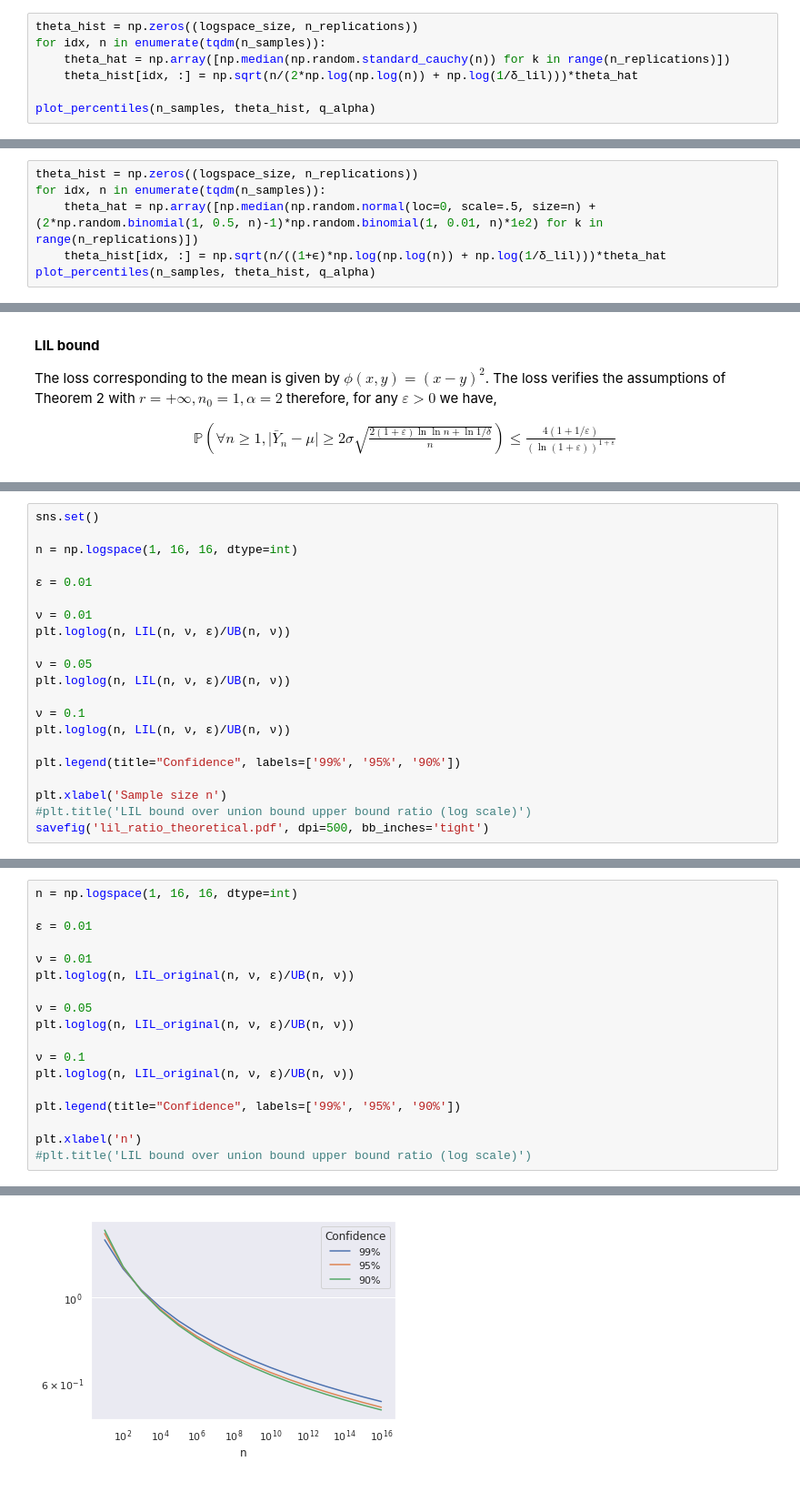
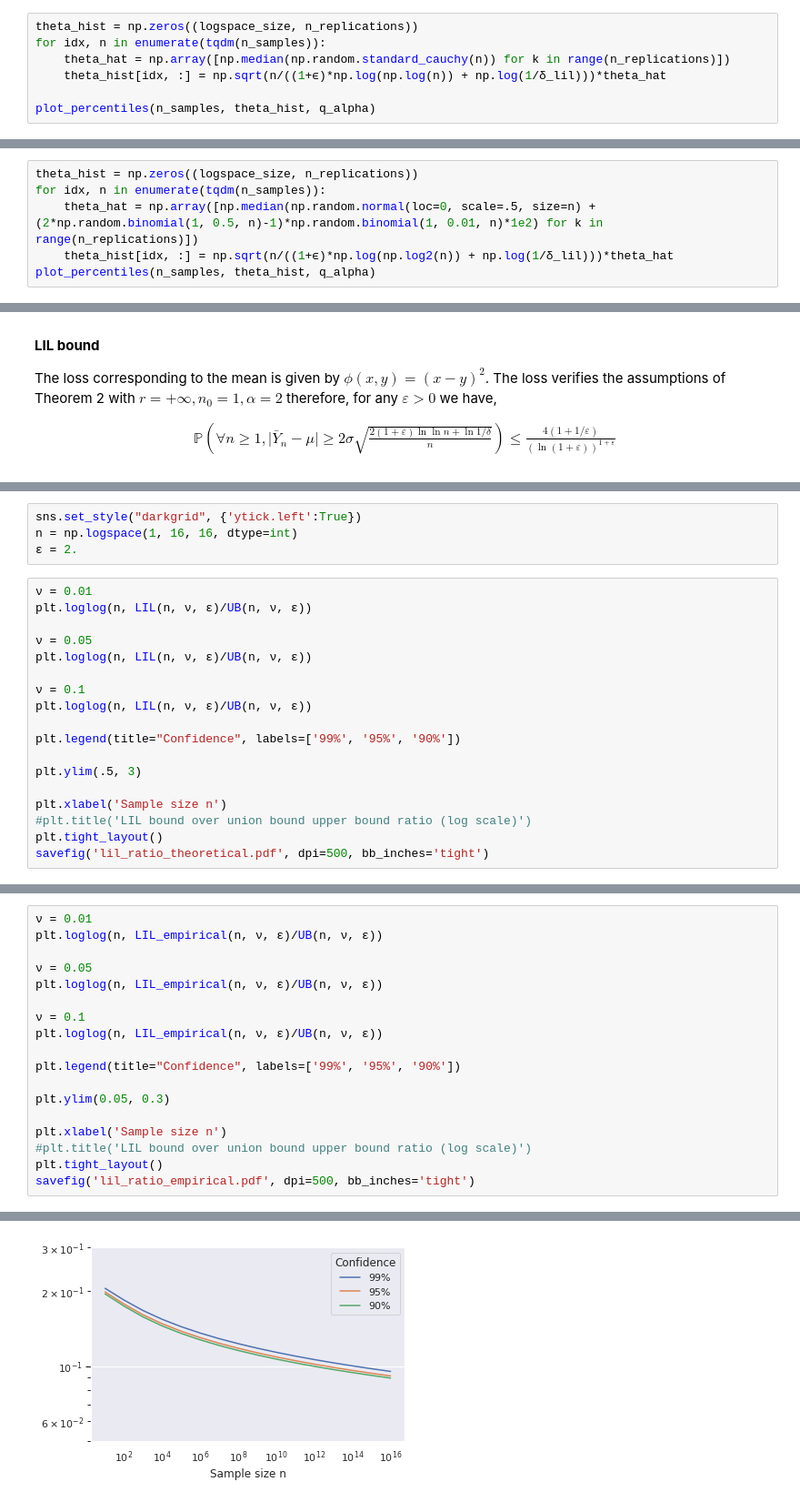
Before and after one commit to NicolasSchreuder/Robust_lilUCB, a Jupyter notebook: NumExp.ipynb, the cells around one changed output, grey strips where cells are left out. Shown at 91% size. Saved outputs shown, nothing was run; the diff lists cells and outputs as text.

```diff
--- a/NumExp.ipynb
+++ b/NumExp.ipynb
@@ -111,7 +118,7 @@ plot_percentiles(n_samples, theta_hist, q_alpha)
 theta_hist = np.zeros((logspace_size, n_replications))
 for idx, n in enumerate(tqdm(n_samples)):
     theta_hat = np.array([np.median(np.random.standard_cauchy(n)) for k in range(n_replications)])
-    theta_hist[idx, :] = np.sqrt(n/(2*np.log(np.log(n)) + np.log(1/δ_lil)))*theta_hat
+    theta_hist[idx, :] = np.sqrt(n/((1+ϵ)*np.log(np.log(n)) + np.log(1/δ_lil)))*theta_hat
 
 plot_percentiles(n_samples, theta_hist, q_alpha)
 # %% [output]
@@ -122,6 +129,6 @@ plot_percentiles(n_samples, theta_hist, q_alpha)
 theta_hist = np.zeros((logspace_size, n_replications))
 for idx, n in enumerate(tqdm(n_samples)):
     theta_hat = np.array([np.median(np.random.normal(loc=0, scale=.5, size=n) + (2*np.random.binomial(1, 0.5, n)-1)*np.random.binomial(1, 0.01, n)*1e2) for k in range(n_replications)])
-    theta_hist[idx, :] = np.sqrt(n/((1+ϵ)*np.log(np.log(n)) + np.log(1/δ_lil)))*theta_hat
+    theta_hist[idx, :] = np.sqrt(n/((1+ϵ)*np.log(np.log2(n)) + np.log(1/δ_lil)))*theta_hat
 plot_percentiles(n_samples, theta_hist, q_alpha)
 # %% [output]
@@ -540,22 +543,23 @@ def LIL_original(n, ν, ɛ=.01, σ=.5):
+# %%
+sns.set_style("darkgrid", {'ytick.left':True})
+n = np.logspace(1, 16, 16, dtype=int)
+ɛ = 2.
 # %%
-sns.set()
-
-n = np.logspace(1, 16, 16, dtype=int)
-
-ɛ = 0.01
-
 ν = 0.01
-plt.loglog(n, LIL(n, ν, ɛ)/UB(n, ν))
+plt.loglog(n, LIL(n, ν, ɛ)/UB(n, ν, ɛ))
 
 ν = 0.05
-plt.loglog(n, LIL(n, ν, ɛ)/UB(n, ν))
+plt.loglog(n, LIL(n, ν, ɛ)/UB(n, ν, ɛ))
 
 ν = 0.1
-plt.loglog(n, LIL(n, ν, ɛ)/UB(n, ν))
+plt.loglog(n, LIL(n, ν, ɛ)/UB(n, ν, ɛ))
 
 plt.legend(title="Confidence", labels=['99%', '95%', '90%'])
 
+plt.ylim(.5, 3)
+
 plt.xlabel('Sample size n')
 #plt.title('LIL bound over union bound upper bound ratio (log scale)')
+plt.tight_layout()
 savefig('lil_ratio_theoretical.pdf', dpi=500, bb_inches='tight')
 # %% [output]
@@ -569,19 +573,19 @@ Union bound confidence : 0.06079271018540268
 # %%
-n = np.logspace(1, 16, 16, dtype=int)
-
-ɛ = 0.01
-
 ν = 0.01
-plt.loglog(n, LIL_original(n, ν, ɛ)/UB(n, ν))
+plt.loglog(n, LIL_empirical(n, ν, ɛ)/UB(n, ν, ɛ))
 
 ν = 0.05
-plt.loglog(n, LIL_original(n, ν, ɛ)/UB(n, ν))
+plt.loglog(n, LIL_empirical(n, ν, ɛ)/UB(n, ν, ɛ))
 
 ν = 0.1
-plt.loglog(n, LIL_original(n, ν, ɛ)/UB(n, ν))
+plt.loglog(n, LIL_empirical(n, ν, ɛ)/UB(n, ν, ɛ))
 
 plt.legend(title="Confidence", labels=['99%', '95%', '90%'])
 
-plt.xlabel('n')
+plt.ylim(0.05, 0.3)
+
+plt.xlabel('Sample size n')
 #plt.title('LIL bound over union bound upper bound ratio (log scale)')
+plt.tight_layout()
+savefig('lil_ratio_empirical.pdf', dpi=500, bb_inches='tight')
 # %% [output]
@@ -595 +598 @@ Text(0.5, 0, 'n')
-[figure, old version]
+[figure, new version]
```
Also changed, not shown: parts of 18 cells of this notebook, 55 other files.
